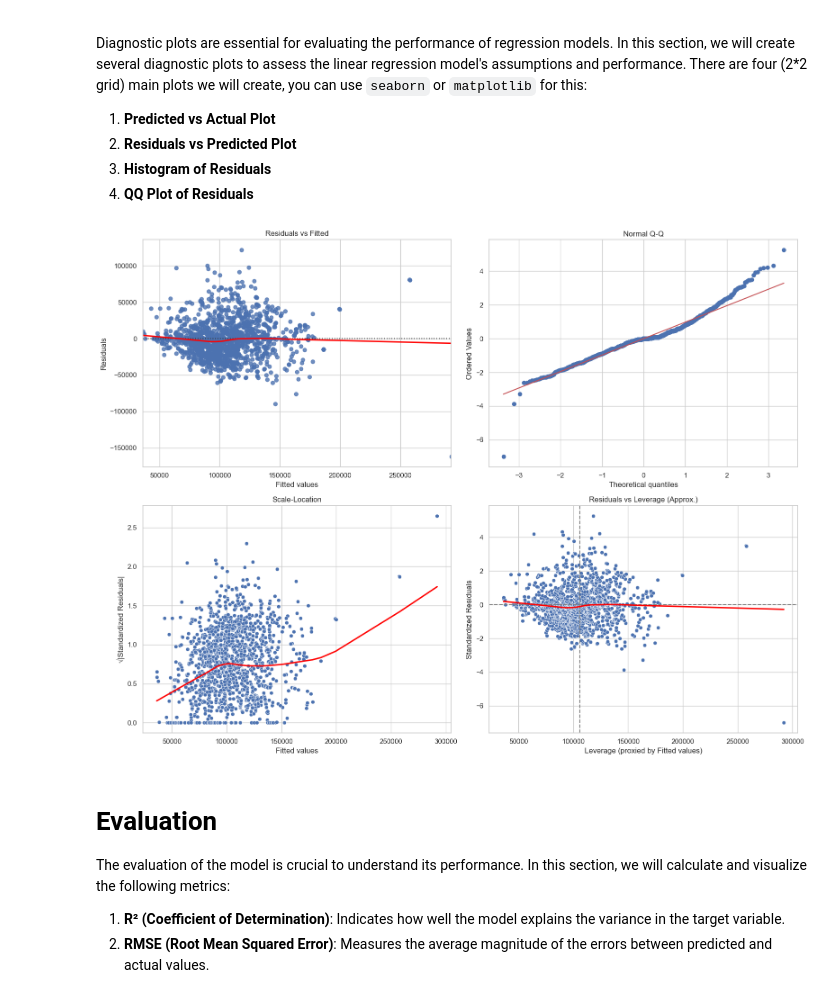
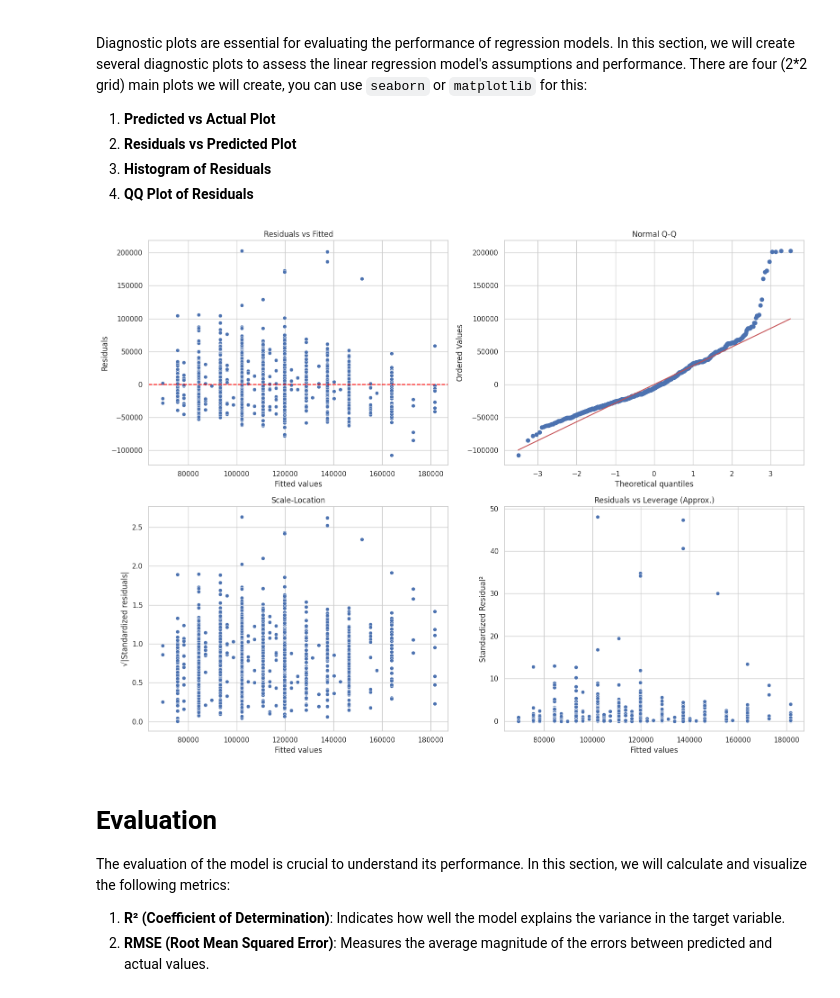
Before and after one commit to met-ad-688/lab08-shuyu-pan831, a Jupyter notebook: lab08-ShuyuPan.ipynb, the cells around one changed output. Drawn from its saved outputs; the diff is of its cells as text; code cells hidden in the pictures.

```diff
--- a/lab08-ShuyuPan.ipynb
+++ b/lab08-ShuyuPan.ipynb
@@ -138,21 +127,19 @@ from pyspark.sql.functions import col
 from pyspark.ml.feature import StringIndexer, OneHotEncoder, VectorAssembler
 from pyspark.ml import Pipeline
 
-df = df.dropna(subset=[
-                       ])
+df = df.dropna(subset=['SALARY', 'MIN_YEARS_EXPERIENCE', 'MAX_YEARS_EXPERIENCE', 'EMPLOYMENT_TYPE_NAME'])
 
-categorical_cols = [
-                    ]
+categorical_cols = ['EMPLOYMENT_TYPE_NAME']
 
 indexers = [StringIndexer(inputCol=col, outputCol=f"{col}_idx", handleInvalid='skip') for col in categorical_cols]
 encoders = [OneHotEncoder(inputCol=f"{col}_idx", outputCol=f"{col}_vec") for col in categorical_cols]
 
 assembler = VectorAssembler(
-    inputCols=[] + [f"{col}_vec" for col in categorical_cols],
-    outputCol=""
+    inputCols=['MIN_YEARS_EXPERIENCE', 'MAX_YEARS_EXPERIENCE'] + [f"{col}_vec" for col in categorical_cols],
+    outputCol="features"
 )
 
 pipeline = Pipeline(stages=indexers + encoders + [assembler])
-data =
+data = pipeline.fit(df).transform(df)
 data.show(5,False)
 # %% [output]
@@ -188,7 +185,8 @@ from pyspark.ml.regression import LinearRegression
 
 feature_names = assembler.getInputCols()
 
-lr =
+# lr = LinearRegression(featuresCol='features', labelCol='SALARY')
+lr = LinearRegression(featuresCol='features', labelCol='SALARY', solver='normal', regParam=0.1)
 lr_model = lr.fit(train_data)
 summary = lr_model.summary
 
@@ -212,10 +210,11 @@ summary = lr_model.summary
 # print(f"AIC: {summary.aic:.4f}")
 
 # 1. Pull feature names directly from Java backend
-feature_names = summary._call_java("featureNames")
+# feature_names = summary._call_java("featureNames")
 
 # 2. Construct full table including intercept
-features = ["Intercept"] + feature_names
+# features = ["Intercept"] + feature_names
+features = ["Intercept", "MIN_YEARS_EXPERIENCE", "MAX_YEARS_EXPERIENCE", "EMPLOYMENT_TYPE_NAME_vec", "Other"]
 coefs = [lr_model.intercept] + list(lr_model.coefficients)
 se = list(summary.coefficientStandardErrors)
 tvals = list(summary.tValues)
@@ -302,46 +294,60 @@ import seaborn as sns
 import scipy.stats as stats
 
 # Load predictions from GLR model
-df_pred = summary.predictions.select()
+df_pred = summary.predictions.select("prediction", "SALARY")
+df_pred = df_pred.toPandas()
 
 # Compute residuals
-df_pred["residuals"] =
-df_pred["fitted"] =
+df_pred["residuals"] = df_pred["SALARY"] - df_pred["prediction"]
+df_pred["fitted"] = df_pred["prediction"]
 
 # Standardized residuals
-res_mean =
-res_std =
-df_pred["std_residuals"] =
+res_mean = df_pred["residuals"].mean()
+res_std = df_pred["residuals"].std()
+df_pred["std_residuals"] = (df_pred["residuals"] - res_mean) / res_std
 
 # Square root of standardized residuals (for Scale-Location)
-df_pred["sqrt_std_resid"] =
+df_pred["sqrt_std_resid"] = np.sqrt(np.abs(df_pred["std_residuals"]))
 
 
 plt.figure(figsize=(16, 12))
 sns.set_theme(style="whitegrid")
 
 # Plot 1: Residuals vs Fitted
 plt.subplot(2, 2, 1)
+sns.scatterplot(x="fitted", y="residuals", data=df_pred)
+plt.axhline(0, color='red', linestyle='--')
+plt.title("Residuals vs Fitted")
+plt.xlabel("Fitted values")
+plt.ylabel("Residuals")
 
 
 # Plot 2: Normal Q-Q
 plt.subplot(2, 2, 2)
-
+stats.probplot(df_pred["residuals"], dist="norm", plot=plt)
+plt.title("Normal Q-Q")
 
 # Plot 3: Scale-Location
 plt.subplot(2, 2, 3)
+sns.scatterplot(x="fitted", y="sqrt_std_resid", data=df_pred)
+plt.title("Scale-Location")
+plt.xlabel("Fitted values")
+plt.ylabel("√|Standardized residuals|")
 
 
 # Plot 4: Residuals vs Leverage — Approximate
 # Note: Leverage & Cook's Distance require X matrix; we approximate using fitted & residual
 plt.subplot(2, 2, 4)
-
+sns.scatterplot(x="fitted", y=np.square(df_pred["std_residuals"]), data=df_pred)
+plt.title("Residuals vs Leverage (Approx.)")
+plt.xlabel("Fitted values")
+plt.ylabel("Standardized Residual²")
 
 plt.tight_layout()
 plt.savefig("_output/glr_diagnostic_classic.png")
 plt.show()
 # %% [output]
-[figure, old version]
+[figure, new version]
 # %% [markdown]
 # Evaluation
 
```
Also changed, not shown: parts of 6 cells of this notebook, 2 other files.
